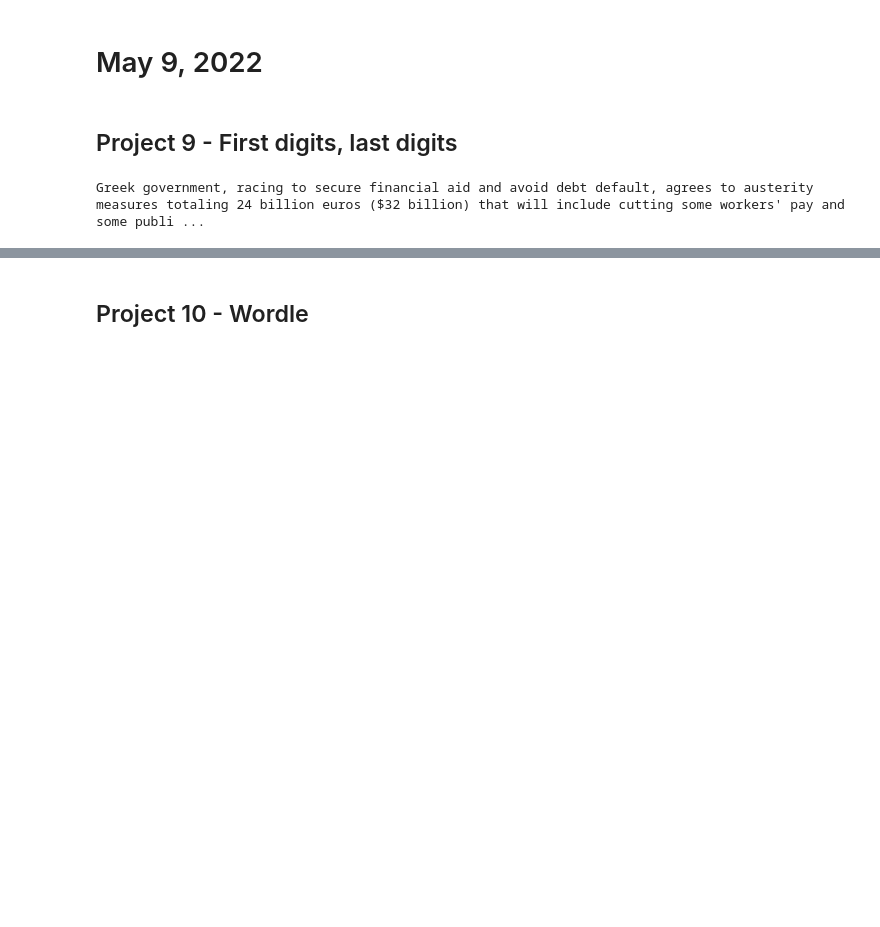
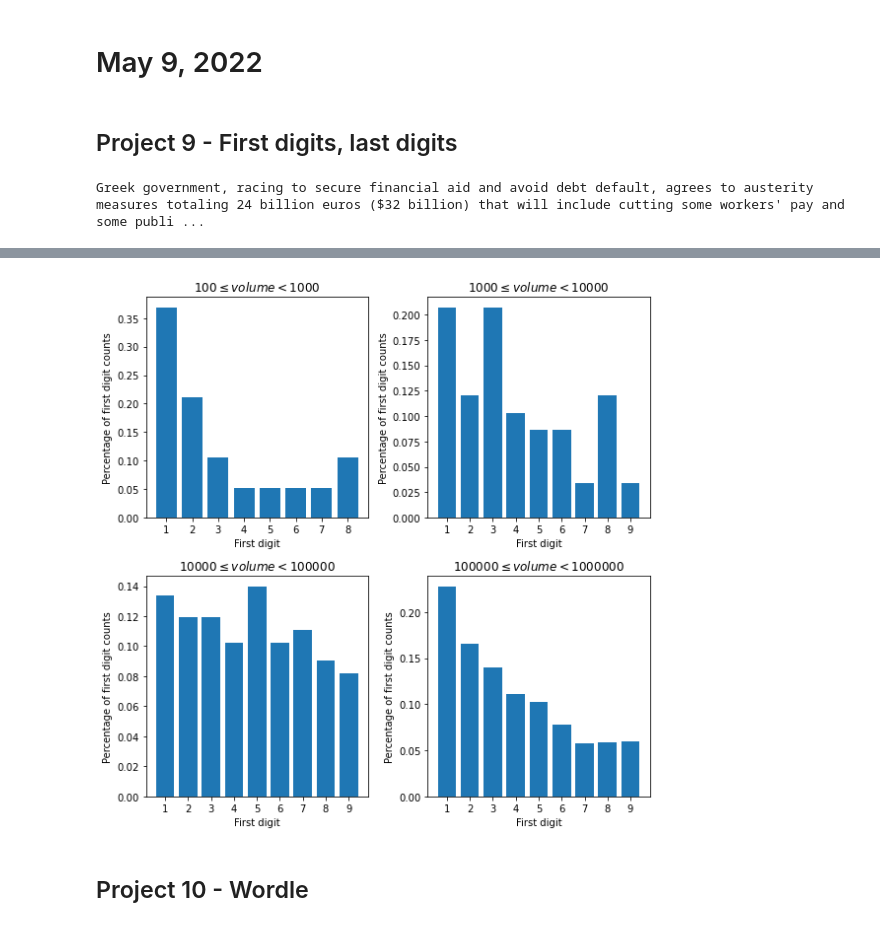
Before and after one commit to jllottes/jllottes.github.io, a Jupyter notebook: _static/weekly_notebooks/week14_notebook.ipynb, the cells around one changed output, grey strips where cells are left out. Saved outputs shown, nothing was run; the diff lists cells and outputs as text; code cells hidden in the pictures; blank space fills up the shorter version.

```diff
--- a/_static/weekly_notebooks/week14_notebook.ipynb
+++ b/_static/weekly_notebooks/week14_notebook.ipynb
@@ -43,0 +46,3 @@ fig.tight_layout()
+# %%
+NYSE = pd.read_csv('NYSE_2016_03_25.csv',
+                   skiprows=3)
@@ -44,3 +65,29 @@ fig.tight_layout()
+# %%
+def bad_fd(n):
+    return int(str(n)[0])
+
+def create_volumes_fd_slice(a,b):
+    medium_volumes = NYSE['Volume'].loc[(a <= NYSE['Volume']) & (NYSE['Volume'] < b)]
+    medium_volumes_fd = medium_volumes.apply(bad_fd)
+    medium_volumes_fd_counts = medium_volumes_fd.value_counts()
+    return medium_volumes_fd_counts
+# %%
+fig,axes = plt.subplots(nrows=2,ncols=2,figsize=(8,8))
+
+alist = [100,1000,10000,100000]
+blist = [1000,10000,100000,1000000]
+
+for ax,a,b in zip(axes.flatten(),alist,blist):
+    medium_volumes_fd_counts = create_volumes_fd_slice(a,b)
+    ax.bar(medium_volumes_fd_counts.index,medium_volumes_fd_counts/medium_volumes_fd_counts.sum())
+    ax.set_xticks(medium_volumes_fd_counts.index);
+    ax.set_title('${} \leq volume < {}$'.format(a,b))
+    ax.set_ylabel('Percentage of first digit counts')
+    ax.set_xlabel('First digit')
+
+fig.tight_layout()
+# %% [output]
+[figure, added]
 # %% [markdown]
 ## Project 10 - Wordle
 # %%
```
Also changed, not shown: parts of 19 cells of this notebook, 58 other files.
